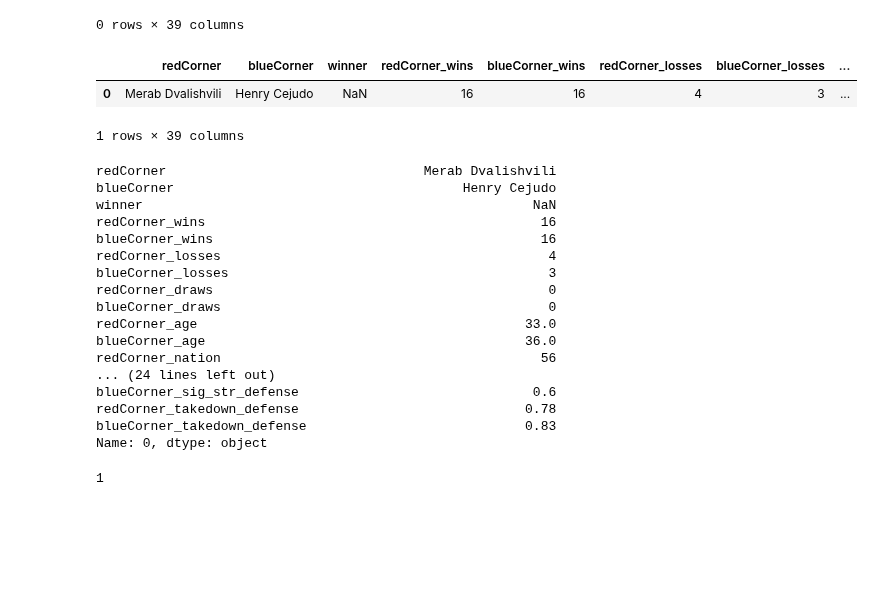
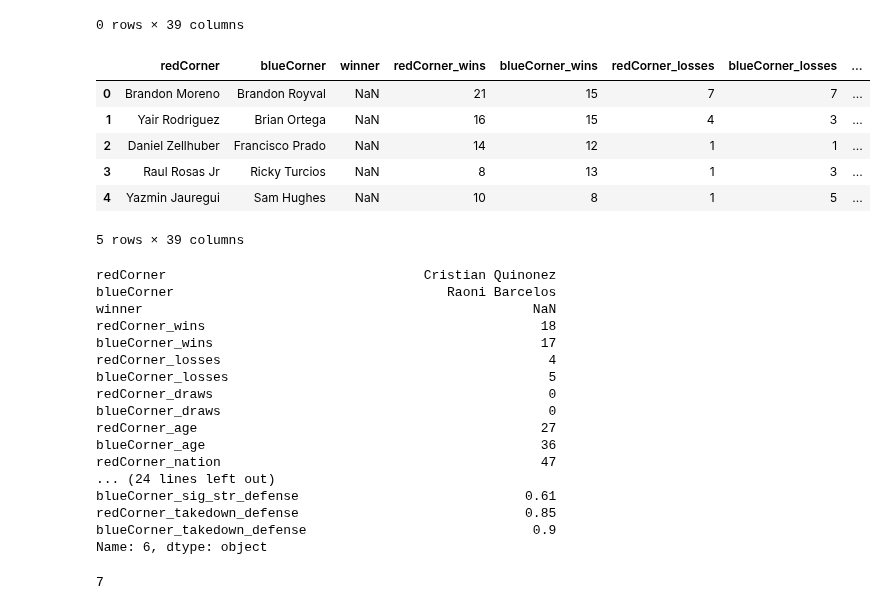
Before and after one commit to maxbraith/UFCModel, a Jupyter notebook: UFCModelGit/Model/customInputData.ipynb, the cells around one changed output. Cells and saved outputs as stored; diff of their text form; code cells hidden in the pictures; blank space fills up the shorter version.

```diff
--- a/UFCModelGit/Model/customInputData.ipynb
+++ b/UFCModelGit/Model/customInputData.ipynb
@@ -72,9 +72,9 @@ redCorner_sig_str_defense = np.nan
 blueCorner_sig_str_defense = np.nan
 redCorner_takedown_defense = np.nan
 blueCorner_takedown_defense = np.nan
-if 'Merab Dvalishvili' in dfCareer['name'].values:
+if 'Cristian Quinonez' in dfCareer['name'].values:
     try:
-        indexCareer = dfCareer.index[dfCareer['name'] == 'Merab Dvalishvili'].tolist()[0]
+        indexCareer = dfCareer.index[dfCareer['name'] == 'Cristian Quinonez'].tolist()[0]
         redCorner = dfCareer.at[indexCareer, 'name']
         redCorner_wins = dfCareer.at[indexCareer, 'wins']
         redCorner_losses = dfCareer.at[indexCareer, 'losses']
@@ -96,9 +96,9 @@ if 'Merab Dvalishvili' in dfCareer['name'].values:
         redCorner_takedown_defense = dfCareer.at[indexCareer, 'takedown_defense']
     except:
         pass
-if 'Henry Cejudo' in dfCareer['name'].values:
+if 'Raoni Barcelos' in dfCareer['name'].values:
     try:
-        indexCareer = dfCareer.index[dfCareer['name'] == 'Henry Cejudo'].tolist()[0]
+        indexCareer = dfCareer.index[dfCareer['name'] == 'Raoni Barcelos'].tolist()[0]
         blueCorner = dfCareer.at[indexCareer, 'name']
         blueCorner_wins = dfCareer.at[indexCareer, 'wins']
         blueCorner_losses = dfCareer.at[indexCareer, 'losses']
@@ -139,55 +139,59 @@ column_vals = {
     'redCorner_sig_str_percentage': redCorner_sig_str_percentage,
     'blueCorner_sig_str_percentage': blueCorner_sig_str_percentage,
     'redCorner_takedowns': redCorner_takedowns,
     'blueCorner_takedowns': blueCorner_takedowns,
     'redCorner_takedown_percentage': redCorner_takedown_percentage,
     'blueCorner_takedown_percentage': blueCorner_takedown_percentage,
     'redCorner_subs_attempted': redCorner_subs_attempted,
     'blueCorner_subs_attempted': blueCorner_subs_attempted,
     'redCorner_height': redCorner_height,
     'blueCorner_height': blueCorner_height,
     'redCorner_reach': redCorner_reach,
     'blueCorner_reach': blueCorner_reach,
     'redCorner_stance': redCorner_stance,
     'blueCorner_stance': blueCorner_stance,
     'redCorner_sig_str_landed_per_minute': redCorner_sig_str_landed_per_minute,
     'blueCorner_sig_str_landed_per_minute': blueCorner_sig_str_landed_per_minute,
     'redCorner_fightTime': redCorner_fightTime,
     'blueCorner_fightTime': blueCorner_fightTime,
     'redCorner_sig_str_absorbed_per_minute': redCorner_sig_str_absorbed_per_minute,
     'blueCorner_sig_str_absorbed_per_minute': blueCorner_sig_str_absorbed_per_minute,
     'redCorner_sig_str_defense': redCorner_sig_str_defense,
     'blueCorner_sig_str_defense': blueCorner_sig_str_defense,
     'redCorner_takedown_defense': redCorner_takedown_defense,
     'blueCorner_takedown_defense': blueCorner_takedown_defense
 }
 dfCustom.loc[len(dfCustom)] = column_vals
 
 dfCustom.head()
 # %% [output]
 |  | redCorner | blueCorner | winner | redCorner_wins | blueCorner_wins | redCorner_losses | blueCorner_losses | ... |
-| 0 | Merab Dvalishvili | Henry Cejudo | NaN | 16 | 16 | 4 | 3 | ... |
+| 0 | Brandon Moreno | Brandon Royval | NaN | 21 | 15 | 7 | 7 | ... |
+| 1 | Yair Rodriguez | Brian Ortega | NaN | 16 | 15 | 4 | 3 | ... |
+| 2 | Daniel Zellhuber | Francisco Prado | NaN | 14 | 12 | 1 | 1 | ... |
+| 3 | Raul Rosas Jr | Ricky Turcios | NaN | 8 | 13 | 1 | 3 | ... |
+| 4 | Yazmin Jauregui | Sam Hughes | NaN | 10 | 8 | 1 | 5 | ... |
-1 rows × 39 columns
+5 rows × 39 columns
 # %%
-print(dfCustom.iloc[0])
+print(dfCustom.iloc[6])
 # %% [output]
-redCorner                                 Merab Dvalishvili
-blueCorner                                     Henry Cejudo
+redCorner                                 Cristian Quinonez
+blueCorner                                   Raoni Barcelos
 winner                                                  NaN
-redCorner_wins                                           16
-blueCorner_wins                                          16
+redCorner_wins                                           18
+blueCorner_wins                                          17
 redCorner_losses                                          4
-blueCorner_losses                                         3
+blueCorner_losses                                         5
 redCorner_draws                                           0
 blueCorner_draws                                          0
-redCorner_age                                          33.0
-blueCorner_age                                         36.0
-redCorner_nation                                         56
+redCorner_age                                            27
+blueCorner_age                                           36
+redCorner_nation                                         47
 ... (24 lines left out)
-blueCorner_sig_str_defense                              0.6
-redCorner_takedown_defense                             0.78
-blueCorner_takedown_defense                            0.83
-Name: 0, dtype: object
+blueCorner_sig_str_defense                             0.61
+redCorner_takedown_defense                             0.85
+blueCorner_takedown_defense                             0.9
+Name: 6, dtype: object
 # %%
 for index, row in dfCustom.iterrows():
     if row['redCorner'] is np.nan:
@@ -198,6 +202,6 @@ for index, row in dfCustom.iterrows():
 
 print(len(dfCustom))
 # %% [output]
-1
+7
 # %%
 dfCustom.to_csv('customInput.csv', index=False)
```
Also changed, not shown: parts of 1 cell of this notebook, 9 other files.
